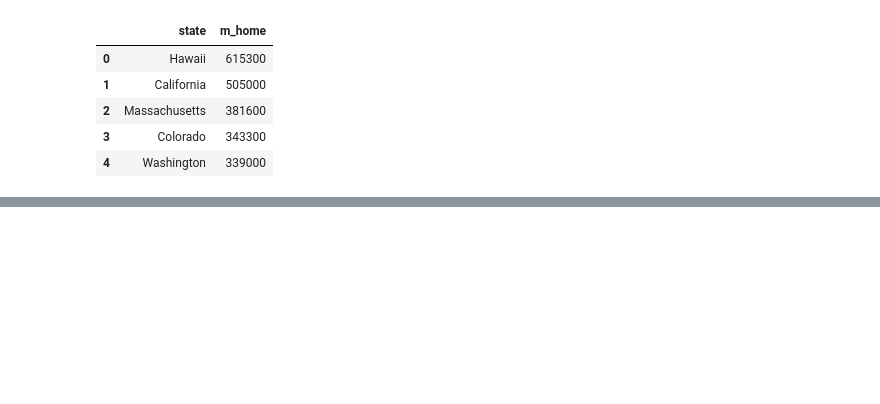
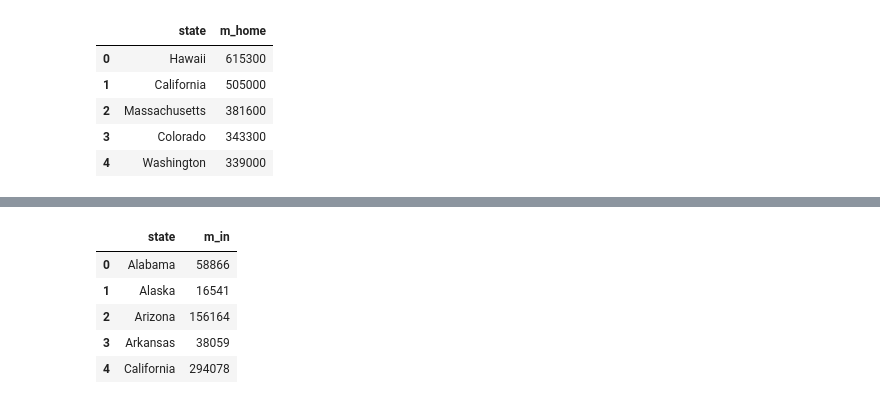
Before and after one commit to aliciasply/InterState-Migration, a Jupyter notebook: Code/Rob.ipynb, the cells around one changed output, grey strips where cells are left out. Saved outputs shown, nothing was run; the diff lists cells and outputs as text; code cells hidden in the pictures; blank space fills up the shorter version.

```diff
--- a/Code/Rob.ipynb
+++ b/Code/Rob.ipynb
@@ -662,0 +712,9 @@ merged_df_7.head()
+# %%
+migration_in_df.head()
+# %% [output]
+|  | state | m_in |
+| 0 | Alabama | 58866 |
+| 1 | Alaska | 16541 |
+| 2 | Arizona | 156164 |
+| 3 | Arkansas | 38059 |
+| 4 | California | 294078 |
```
Also changed, not shown: parts of 36 cells of this notebook, 7 other files.
